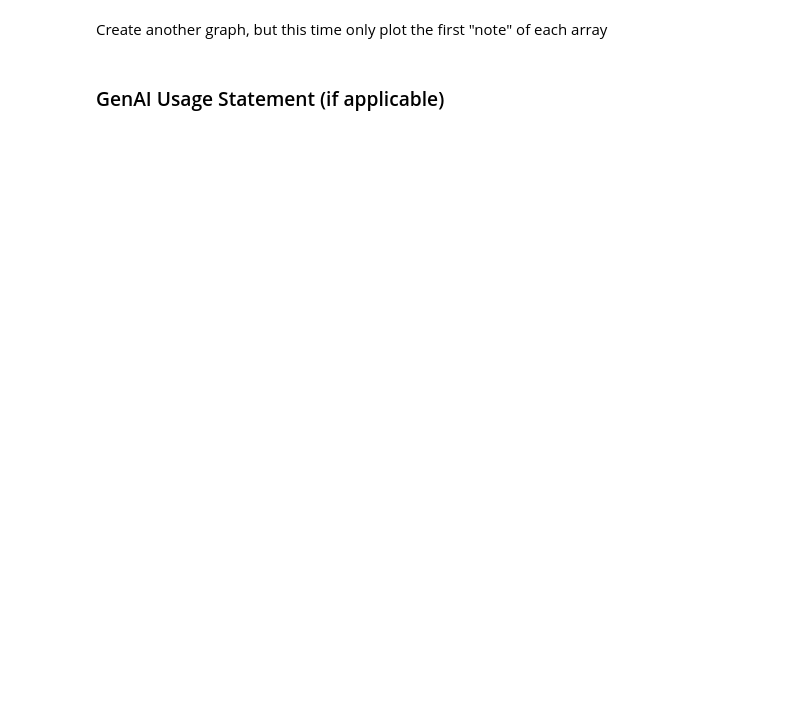
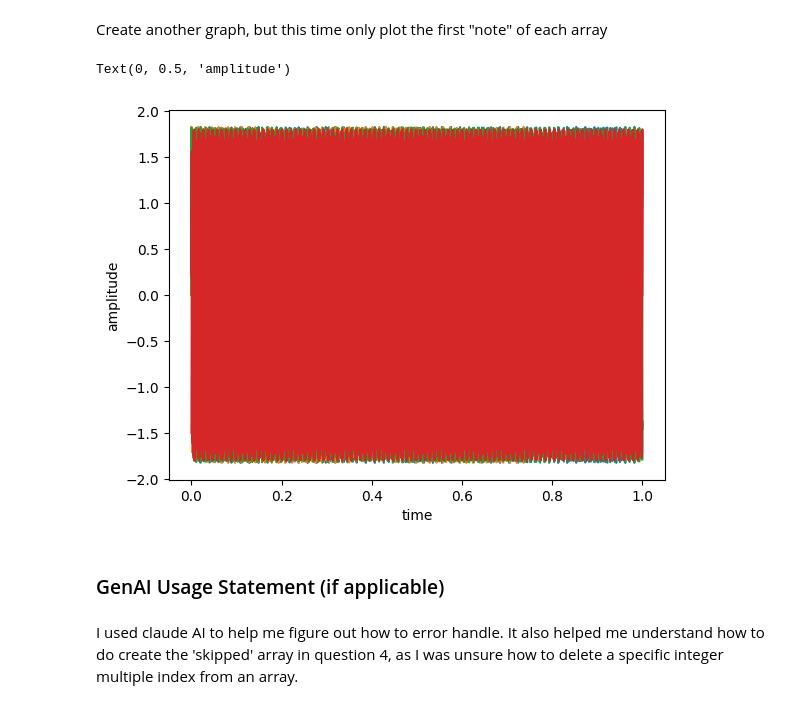
Before and after one commit to 4dfunk/AudioTechII, a Jupyter notebook: HW/HW1.ipynb, the cells around one changed output. Saved outputs shown, nothing was run; the diff lists cells and outputs as text; code cells hidden in the pictures; blank space fills up the shorter version.

```diff
--- a/HW/HW1.ipynb
+++ b/HW/HW1.ipynb
@@ -78,4 +200,18 @@ Graph your 4 arrays on top of one another. Make sure to label the axis and plot
 # %% [markdown]
 Create another graph, but this time only plot the first "note" of each array
+# %%
+plt.plot(t_myArp[:len(myArp)//3], myArp[:len(myArp)//3])
+plt.plot(t_skipped[:len(skipped)//3], skipped[:len(skipped)//3])
+plt.plot(t_myArp2[:len(myArp2)//3], myArp2[:len(myArp2)//3])
+plt.plot(t_reverse[:len(reverse)//3], reverse[:len(reverse)//3])
+
+
+plt.xlabel('time')
+plt.ylabel('amplitude')
+# %% [output]
+Text(0, 0.5, 'amplitude')
+[figure, added]
 # %% [markdown]
 ### GenAI Usage Statement (if applicable)
+# %% [markdown]
+I used claude AI to help me figure out how to error handle. It also helped me understand how to do create the 'skipped' array in question 4, as I was unsure how to delete a specific integer multiple index from an array.
```
Also changed, not shown: parts of 8 cells of this notebook.
